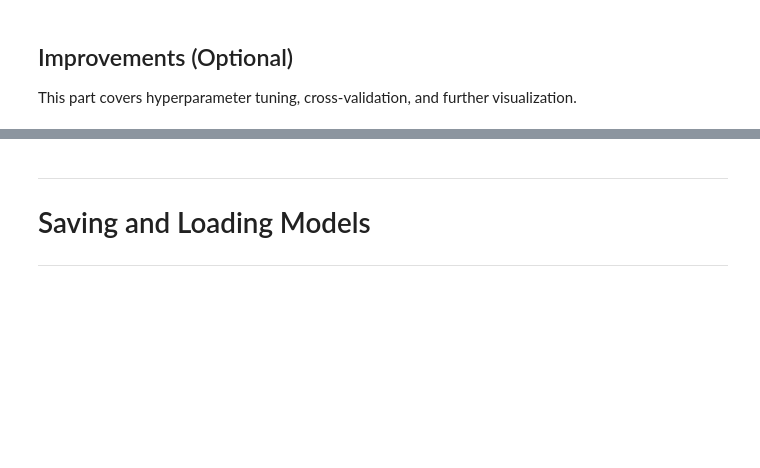
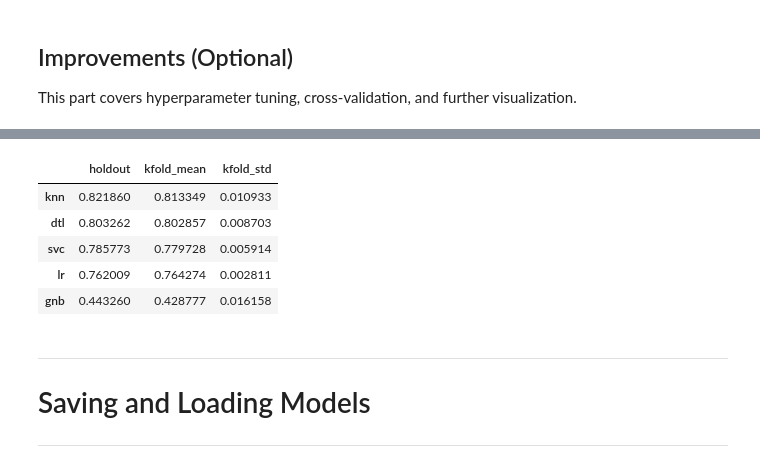
Before and after one commit to aufafaza/IF3170_G11_besokaja, a Jupyter notebook: Notebook_updated.ipynb, the cells around one changed output, grey strips where cells are left out. Drawn from its saved outputs; the diff is of its cells as text; code cells hidden in the pictures; blank space fills up the shorter version.

```diff
--- a/Notebook_updated.ipynb
+++ b/Notebook_updated.ipynb
@@ -1217,7 +1357,14 @@ tuned_comparison_scikit
 # %%
 # Write your code here
-tuned_comparison
+# tuned_comparison
 tuned_comparison_scikit
+# %% [output]
+|  | holdout | kfold_mean | kfold_std |
+| knn | 0.821860 | 0.813349 | 0.010933 |
+| dtl | 0.803262 | 0.802857 | 0.008703 |
+| svc | 0.785773 | 0.779728 | 0.005914 |
+| lr | 0.762009 | 0.764274 | 0.002811 |
+| gnb | 0.443260 | 0.428777 | 0.016158 |
 # %% [markdown]
 ---
 
```
Also changed, not shown: parts of 20 cells of this notebook.
